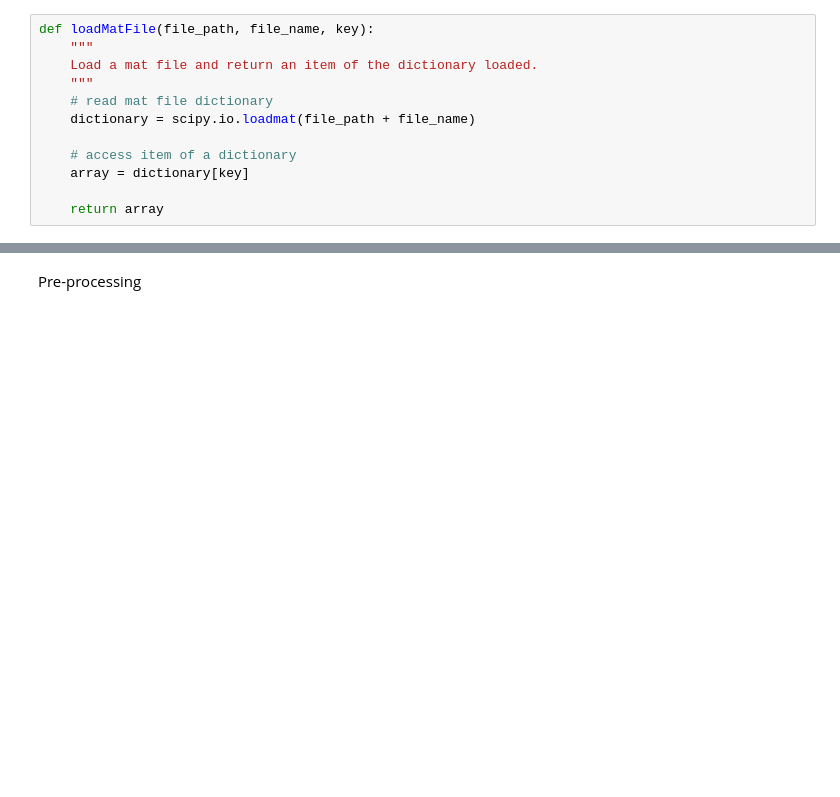
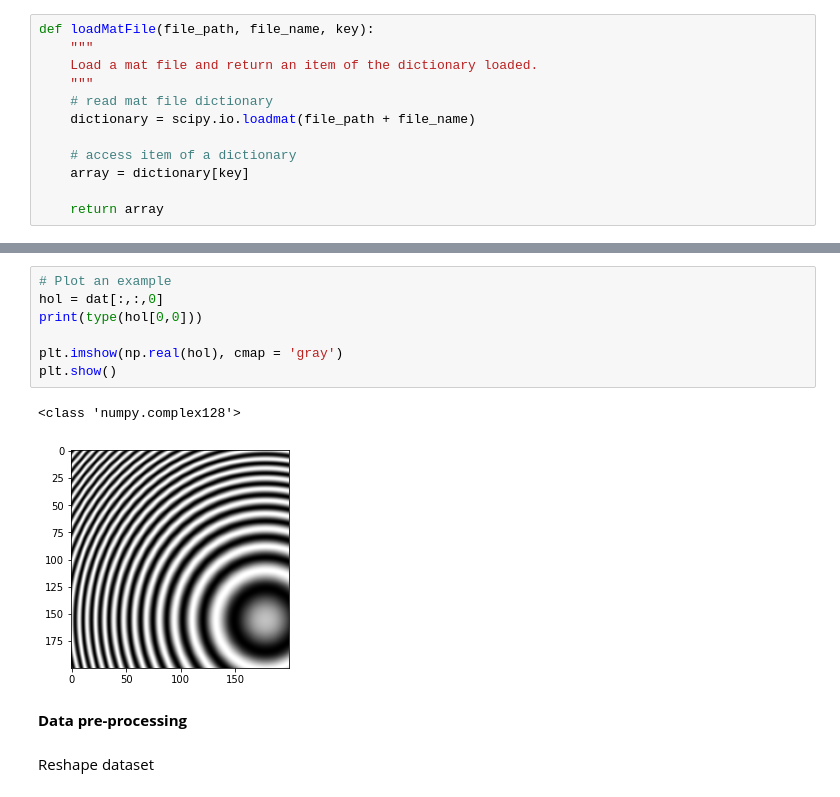
Before and after one commit to fernandolucasaa/computerGeneratedHolography, a Jupyter notebook: neural_network/jupyterNeuralNetworks.ipynb, the cells around one changed output, grey strips where cells are left out. Saved outputs shown, nothing was run; the diff lists cells and outputs as text; blank space fills up the shorter version.

```diff
--- a/neural_network/jupyterNeuralNetworks.ipynb
+++ b/neural_network/jupyterNeuralNetworks.ipynb
@@ -55,2 +56,14 @@ Number of holograms per class: 100
-# %% [markdown]
-Pre-processing
+# %%
+# Plot an example
+hol = dat[:,:,0]
+print(type(hol[0,0]))
+
+plt.imshow(np.real(hol), cmap = 'gray')
+plt.show()
+# %% [output]
+<class 'numpy.complex128'>
+[figure, added]
+# %% [markdown]
+**Data pre-processing**
+# %% [markdown]
+Reshape dataset
```
Also changed, not shown: parts of 34 cells of this notebook, 3 other files.
